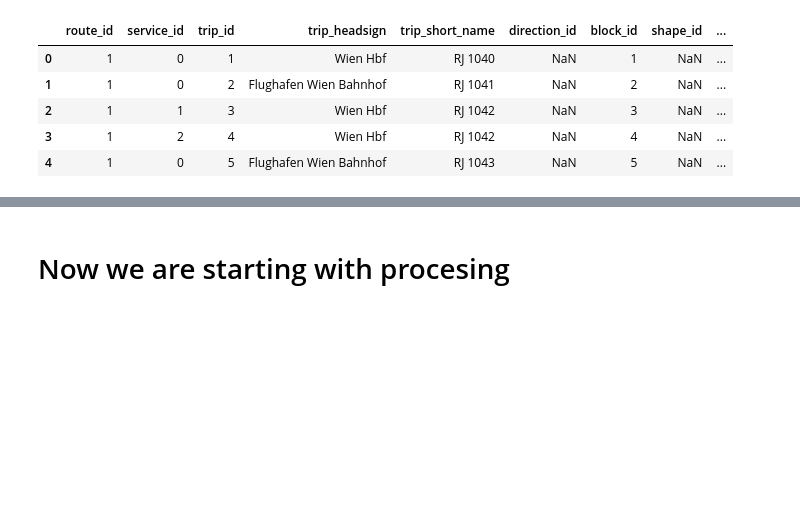
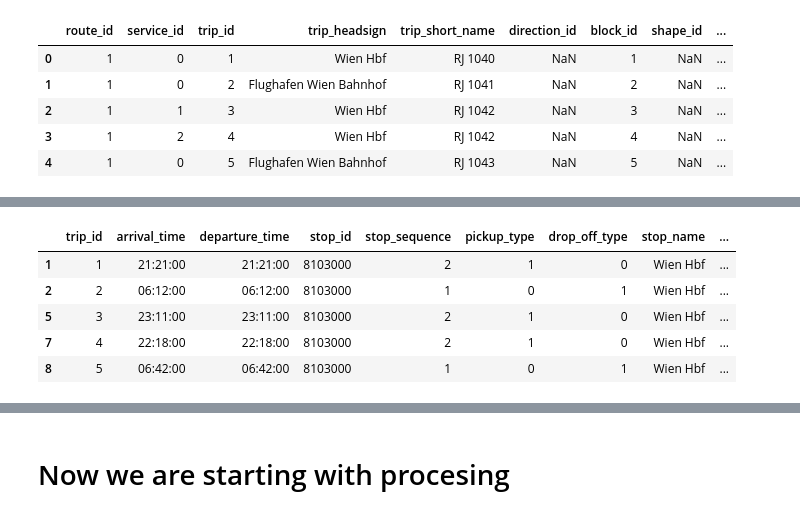
Before and after one commit to SvenCelin/Information-Visualisation, a Jupyter notebook: DataCleaningAndPreprocesing.ipynb, the cells around one changed output, grey strips where cells are left out. Cells and saved outputs as stored; diff of their text form; code cells hidden in the pictures; blank space fills up the shorter version.

Commit message:
Update to DataCleaning
Co-Authored-By: Gabriela Ozegovic <gabrielaozegovic@users.noreply.github.com>

```diff
--- a/DataCleaningAndPreprocesing.ipynb
+++ b/DataCleaningAndPreprocesing.ipynb
@@ -90,3 +90,14 @@ data.head(20)
 | 17 | 9 | 16:48:00 | 16:49:00 | 8100079 | 2 | 0 | 0 | Krumpendorf/Wörther See Bahnhof | ... |
 | 18 | 9 | 16:54:00 | 16:55:00 | 8100080 | 3 | 0 | 0 | Pörtschach/Wörther See Bahnhof | ... |
 | 19 | 9 | 17:01:00 | 17:02:00 | 8100081 | 4 | 0 | 0 | Velden/Wörther See Bahnhof | ... |
+# %%
+GW = data[(data.stop_name == "Graz Hbf") | (data.stop_name == "Wien Hbf")]
+# %%
+GW.head()
+# %% [output]
+|  | trip_id | arrival_time | departure_time | stop_id | stop_sequence | pickup_type | drop_off_type | stop_name | ... |
+| 1 | 1 | 21:21:00 | 21:21:00 | 8103000 | 2 | 1 | 0 | Wien Hbf | ... |
+| 2 | 2 | 06:12:00 | 06:12:00 | 8103000 | 1 | 0 | 1 | Wien Hbf | ... |
+| 5 | 3 | 23:11:00 | 23:11:00 | 8103000 | 2 | 1 | 0 | Wien Hbf | ... |
+| 7 | 4 | 22:18:00 | 22:18:00 | 8103000 | 2 | 1 | 0 | Wien Hbf | ... |
+| 8 | 5 | 06:42:00 | 06:42:00 | 8103000 | 1 | 0 | 1 | Wien Hbf | ... |
```
Also changed, not shown: parts of 10 cells of this notebook.
